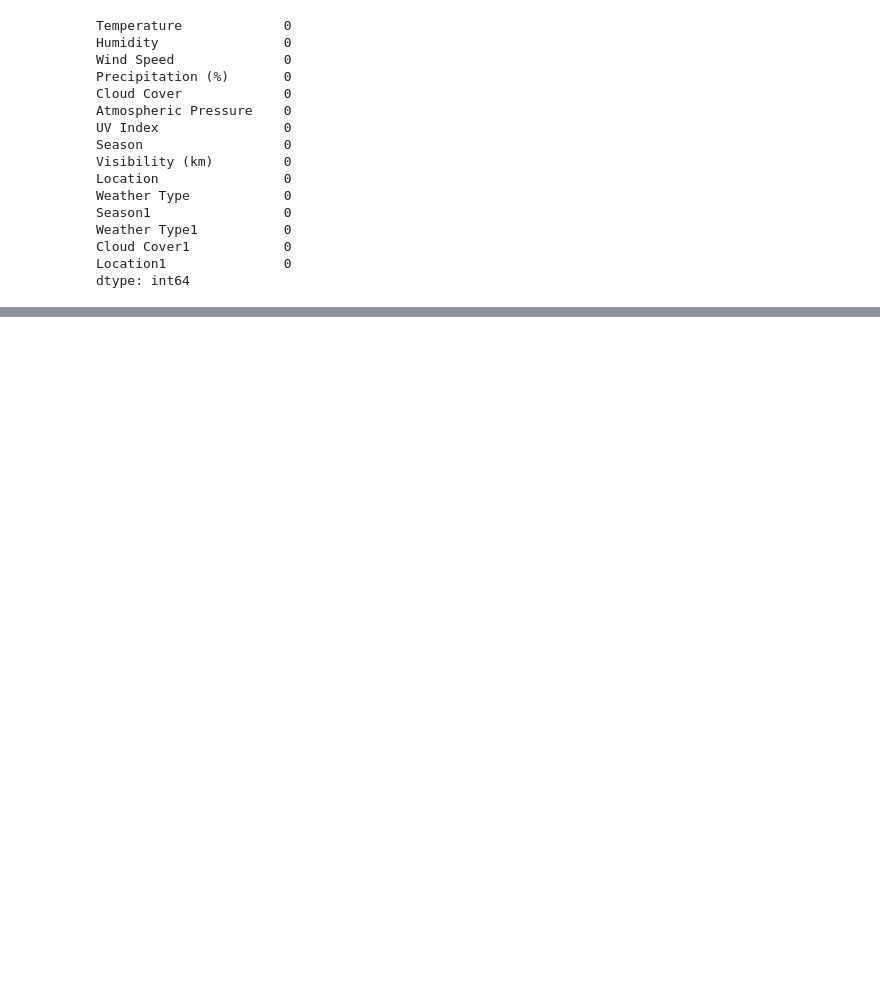
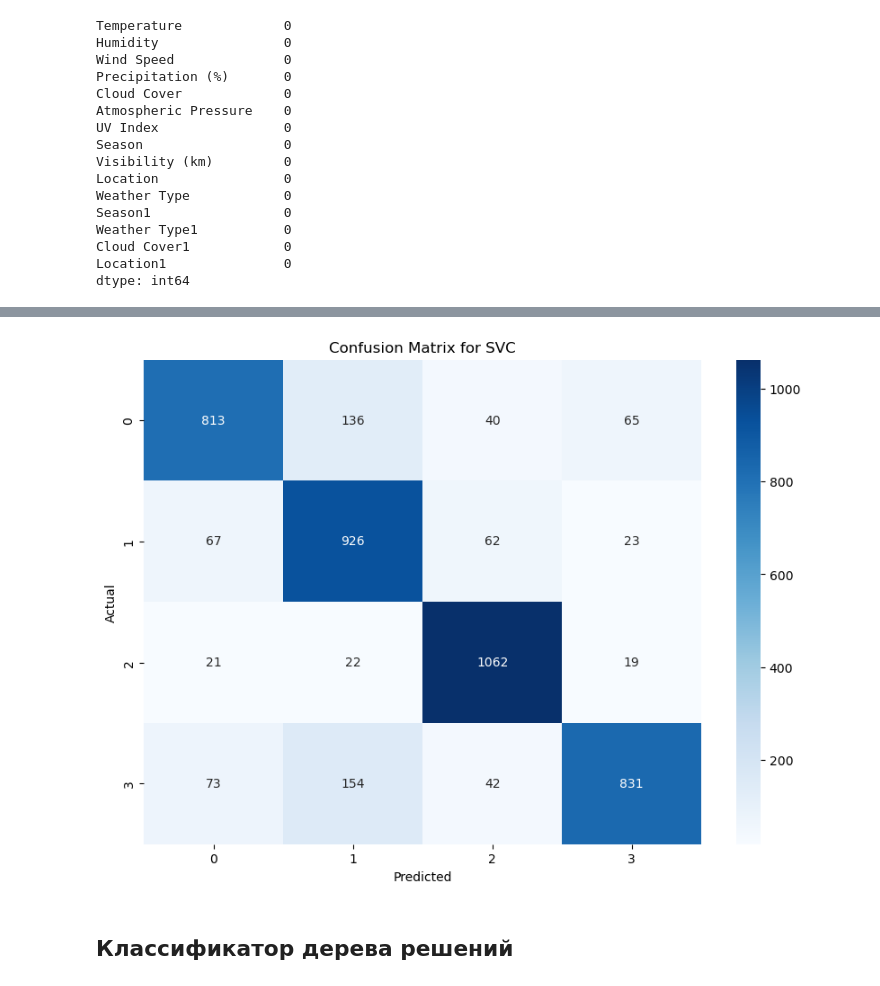
Before and after one commit to usernamemain/MachinelearningandBigData, a Jupyter notebook: Звягинцев Илья 2 вариант.ipynb, the cells around one changed output, grey strips where cells are left out. Drawn from its saved outputs; the diff is of its cells as text; code cells hidden in the pictures; blank space fills up the shorter version.

```diff
--- a/Звягинцев Илья 2 вариант.ipynb
+++ b/Звягинцев Илья 2 вариант.ipynb
@@ -521,0 +722,11 @@ X
+# %%
+svc = SVC()
+svc.fit(X_train, y_train)
+svc_predict = svc.predict(X_test)
+svc_accuracy = accuracy_score(y_test, svc_predict)
+
+print("\nSVC Accuracy:", svc_accuracy)
+print("SVC Classification Report:")
+print(classification_report(y_test, svc_predict))
+print("SVC Confusion Matrix:")
+print(confusion_matrix(y_test, svc_predict))
@@ -521,0 +763,12 @@ X
+# %%
+# Визуализация Confusion Matrix
+svc_conf_matrix = confusion_matrix(y_test, svc_predict)
+plt.figure(figsize=(10, 7))
+sns.heatmap(svc_conf_matrix, annot=True, fmt='d', cmap='Blues',
+            xticklabels=np.unique(y_test), yticklabels=np.unique(y_test))
+plt.ylabel('Actual')
+plt.xlabel('Predicted')
+plt.title('Confusion Matrix for SVC')
+plt.show()
+# %% [output]
+[figure, added]
@@ -521,0 +777,2 @@ X
+# %% [markdown]
+## Классификатор дерева решений
```
Also changed, not shown: parts of 52 cells of this notebook.
